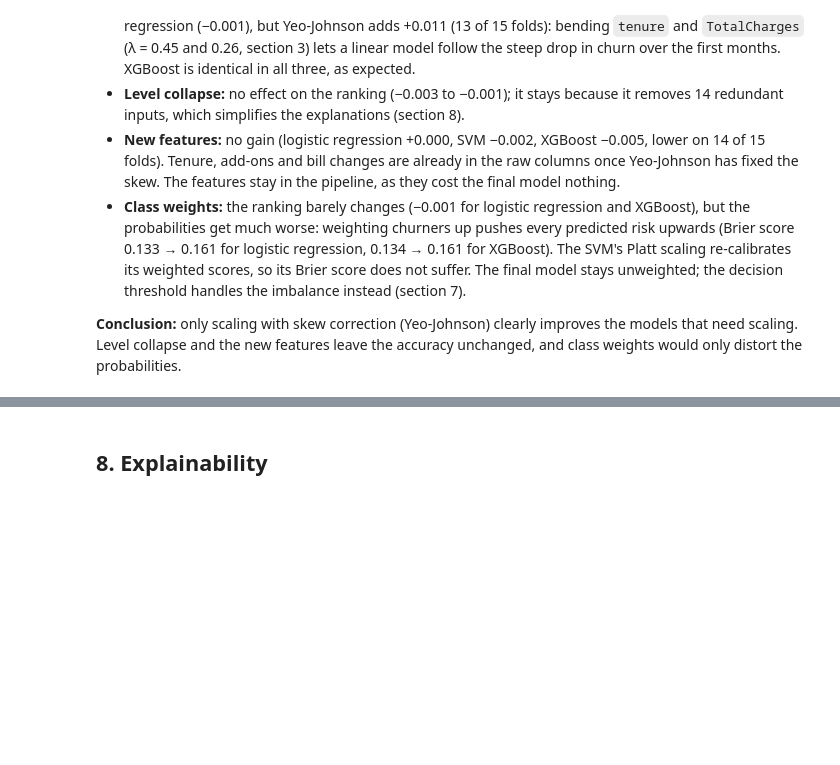
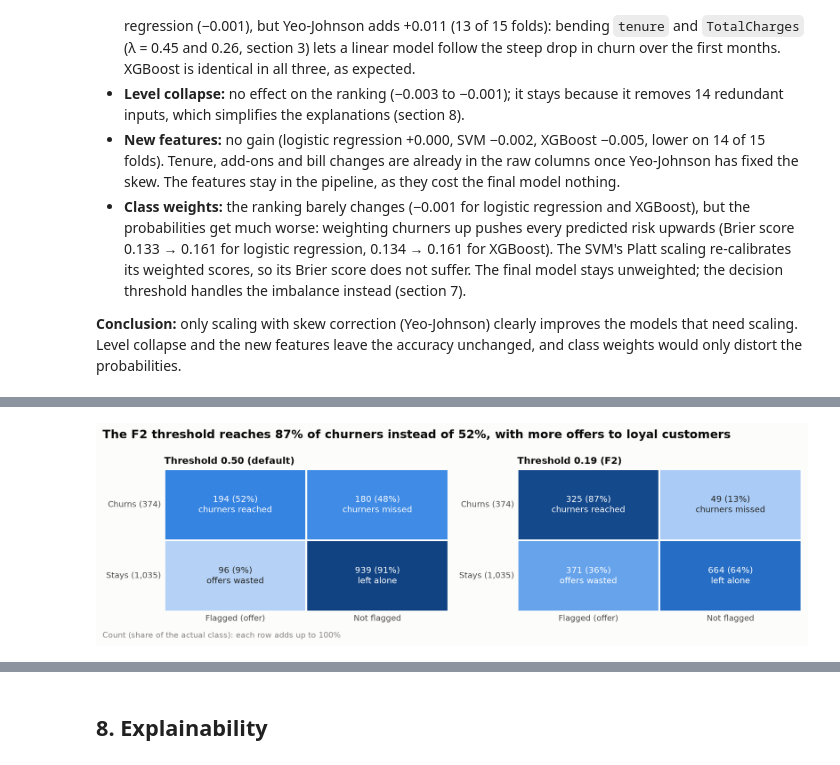
Before and after one commit to aljazfrancic/churn, a Jupyter notebook: churn_prediction.ipynb, the cells around one changed output, grey strips where cells are left out. Cells and saved outputs as stored; diff of their text form; code cells hidden in the pictures; blank space fills up the shorter version.

```diff
--- a/churn_prediction.ipynb
+++ b/churn_prediction.ipynb
@@ -468,0 +548,9 @@ The final setup reproduces the scores of section 5 (same folds, same settings).
+# %%
+plot_confusion_matrices(
+    y_test,
+    proba,
+    thresholds,
+    "The F2 threshold reaches 87% of churners instead of 52%, with more offers to loyal customers",
+);
+# %% [output]
+[figure, added]
```
Also changed, not shown: parts of 14 cells of this notebook, 6 other files.
